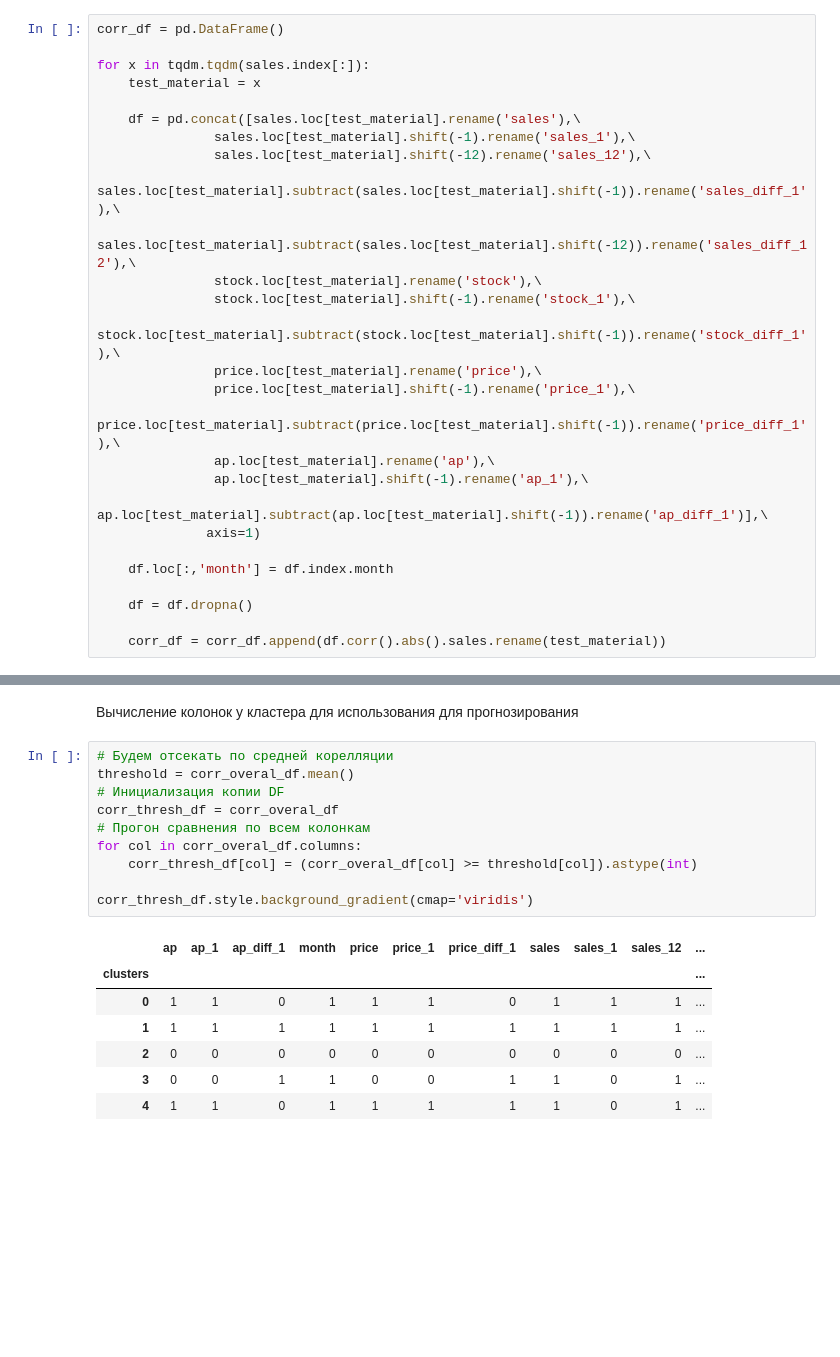
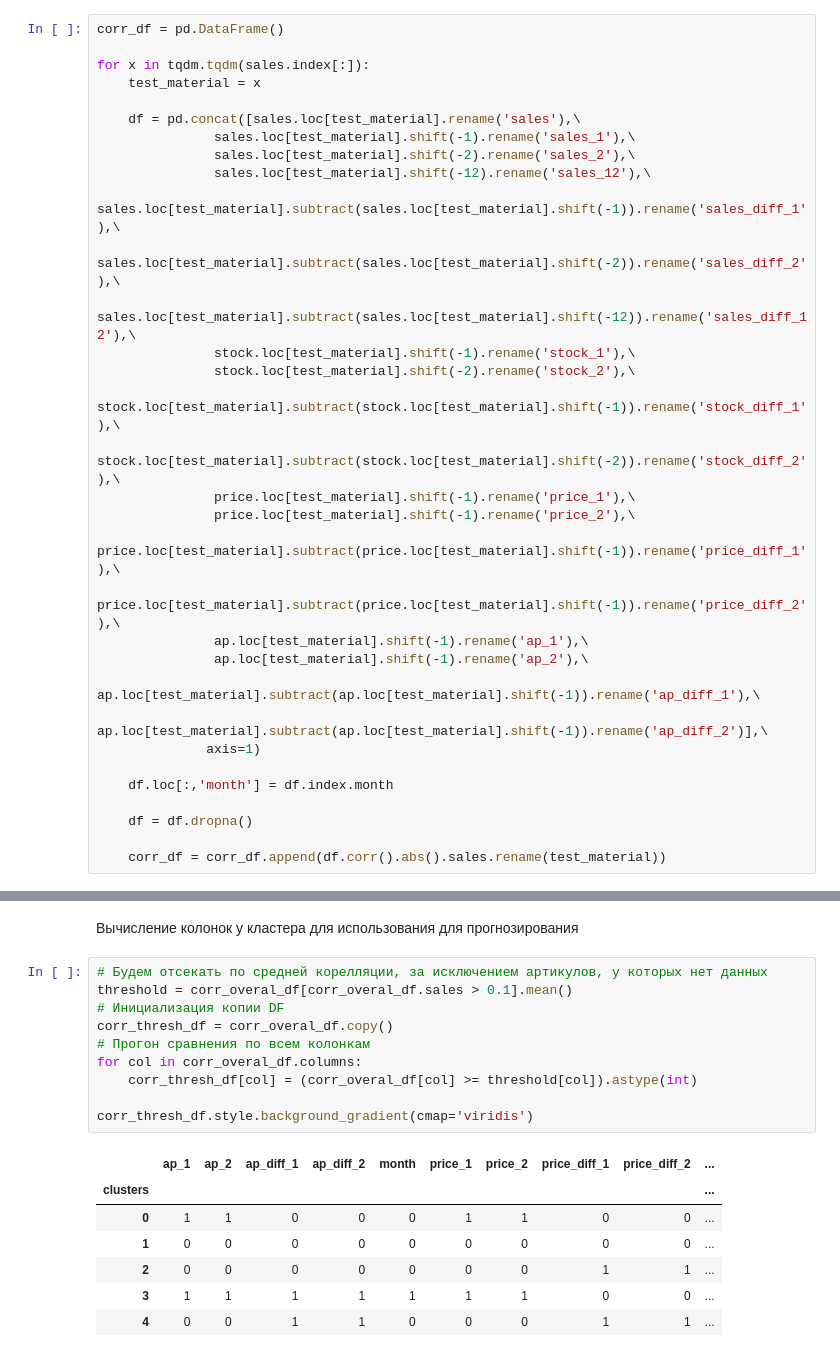
Before and after one commit to crabio/MlSaleForecasting, a Jupyter notebook: SalesForecasting.ipynb, the cells around one changed output, grey strips where cells are left out. Cells and saved outputs as stored; diff of their text form; blank space fills up the shorter version.

```diff
--- a/SalesForecasting.ipynb
+++ b/SalesForecasting.ipynb
@@ -124,18 +122,23 @@ for x in tqdm.tqdm(sales.index[:]):
 
     df = pd.concat([sales.loc[test_material].rename('sales'),\
                sales.loc[test_material].shift(-1).rename('sales_1'),\
+               sales.loc[test_material].shift(-2).rename('sales_2'),\
                sales.loc[test_material].shift(-12).rename('sales_12'),\
                sales.loc[test_material].subtract(sales.loc[test_material].shift(-1)).rename('sales_diff_1'),\
+               sales.loc[test_material].subtract(sales.loc[test_material].shift(-2)).rename('sales_diff_2'),\
                sales.loc[test_material].subtract(sales.loc[test_material].shift(-12)).rename('sales_diff_12'),\
-               stock.loc[test_material].rename('stock'),\
                stock.loc[test_material].shift(-1).rename('stock_1'),\
+               stock.loc[test_material].shift(-2).rename('stock_2'),\
                stock.loc[test_material].subtract(stock.loc[test_material].shift(-1)).rename('stock_diff_1'),\
-               price.loc[test_material].rename('price'),\
+               stock.loc[test_material].subtract(stock.loc[test_material].shift(-2)).rename('stock_diff_2'),\
                price.loc[test_material].shift(-1).rename('price_1'),\
+               price.loc[test_material].shift(-1).rename('price_2'),\
                price.loc[test_material].subtract(price.loc[test_material].shift(-1)).rename('price_diff_1'),\
-               ap.loc[test_material].rename('ap'),\
+               price.loc[test_material].subtract(price.loc[test_material].shift(-1)).rename('price_diff_2'),\
                ap.loc[test_material].shift(-1).rename('ap_1'),\
-               ap.loc[test_material].subtract(ap.loc[test_material].shift(-1)).rename('ap_diff_1')],\
+               ap.loc[test_material].shift(-1).rename('ap_2'),\
+               ap.loc[test_material].subtract(ap.loc[test_material].shift(-1)).rename('ap_diff_1'),\
+               ap.loc[test_material].subtract(ap.loc[test_material].shift(-1)).rename('ap_diff_2')],\
               axis=1)
 
     df.loc[:,'month'] = df.index.month
@@ -176,20 +179,20 @@ corr_overal_norm_df.style.background_gradient(cmap='viridis')
 # %% [markdown]
 Вычисление колонок у кластера для использования для прогнозирования
 # %%
-# Будем отсекать по средней корелляции
-threshold = corr_overal_df.mean()
+# Будем отсекать по средней корелляции, за исключением артикулов, у которых нет данных
+threshold = corr_overal_df[corr_overal_df.sales > 0.1].mean()
 # Инициализация копии DF
-corr_thresh_df = corr_overal_df
+corr_thresh_df = corr_overal_df.copy()
 # Прогон сравнения по всем колонкам
 for col in corr_overal_df.columns:
     corr_thresh_df[col] = (corr_overal_df[col] >= threshold[col]).astype(int)
 
 corr_thresh_df.style.background_gradient(cmap='viridis')
 # %% [output]
-|  | ap | ap_1 | ap_diff_1 | month | price | price_1 | price_diff_1 | sales | sales_1 | sales_12 | ... |
-| clusters |  |  |  |  |  |  |  |  |  |  | ... |
-| 0 | 1 | 1 | 0 | 1 | 1 | 1 | 0 | 1 | 1 | 1 | ... |
-| 1 | 1 | 1 | 1 | 1 | 1 | 1 | 1 | 1 | 1 | 1 | ... |
-| 2 | 0 | 0 | 0 | 0 | 0 | 0 | 0 | 0 | 0 | 0 | ... |
-| 3 | 0 | 0 | 1 | 1 | 0 | 0 | 1 | 1 | 0 | 1 | ... |
-| 4 | 1 | 1 | 0 | 1 | 1 | 1 | 1 | 1 | 0 | 1 | ... |
+|  | ap_1 | ap_2 | ap_diff_1 | ap_diff_2 | month | price_1 | price_2 | price_diff_1 | price_diff_2 | ... |
+| clusters |  |  |  |  |  |  |  |  |  | ... |
+| 0 | 1 | 1 | 0 | 0 | 0 | 1 | 1 | 0 | 0 | ... |
+| 1 | 0 | 0 | 0 | 0 | 0 | 0 | 0 | 0 | 0 | ... |
+| 2 | 0 | 0 | 0 | 0 | 0 | 0 | 0 | 1 | 1 | ... |
+| 3 | 1 | 1 | 1 | 1 | 1 | 1 | 1 | 0 | 0 | ... |
+| 4 | 0 | 0 | 1 | 1 | 0 | 0 | 0 | 1 | 1 | ... |
```
Also changed, not shown: parts of 9 cells of this notebook, 2 other files.
